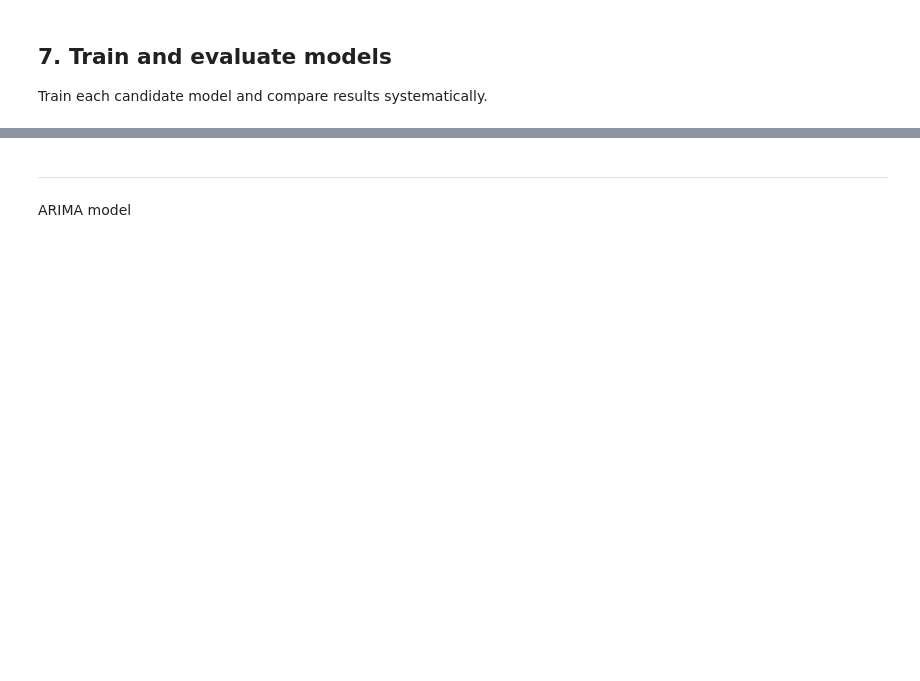
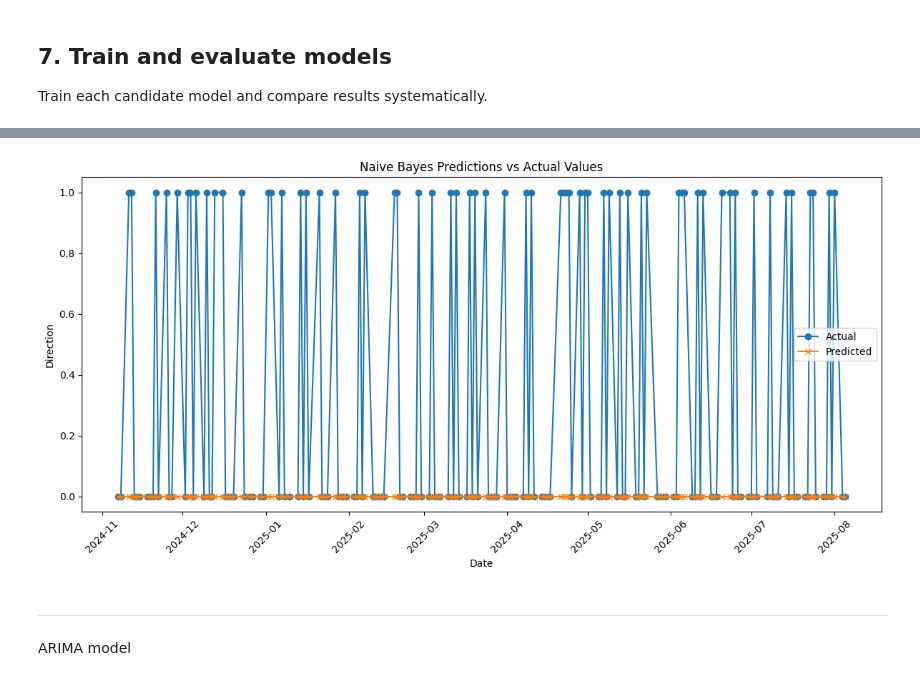
Before and after one commit to TimurKambarov/MSFT_Forecaster, a Jupyter notebook: datalabtasks_deliverables/Task 10 Machine Learning Model Development/timur/model_training_notebook_template.ipynb, the cells around one changed output, grey strips where cells are left out. Drawn from its saved outputs; the diff is of its cells as text; code cells hidden in the pictures; blank space fills up the shorter version.

```diff
--- a/datalabtasks_deliverables/Task 10 Machine Learning Model Development/timur/model_training_notebook_template.ipynb
+++ b/datalabtasks_deliverables/Task 10 Machine Learning Model Development/timur/model_training_notebook_template.ipynb
@@ -362,7 +372,7 @@ Train each candidate model and compare results systematically.
 # implement naive bayes classifier
 from sklearn.naive_bayes import GaussianNB
 nb_model = GaussianNB()
-nb_model.fit(train_df.drop(columns=['Direction', 'Date']), train_df['Direction'])
-nb_predictions = nb_model.predict(test_df.drop(columns=['Direction', 'Date']))
+nb_model.fit(X_train, y_train)
+y_pred_nb = nb_model.predict(X_val)
 print("Naive Bayes Model Performance:")
-print(classification_report(test_df['Direction'], nb_predictions))
+print(classification_report(y_val, y_pred_nb))
@@ -369,23 +389,21 @@ print(classification_report(test_df['Direction'], nb_predictions))
 # %%
 # plot the graph of naive bayesian classifier predictions vs actual values
 import matplotlib.dates as mdates
 
-plot_dates = pd.to_datetime(test_df['Date'])
-
-plt.figure(figsize=(10, 6))
-plt.plot(plot_dates, test_df['Direction'], label='Actual', marker='o')
-plt.plot(plot_dates, nb_predictions, label='Naive Bayes Predictions', marker='x')
-plt.xlabel('Year')
+plt.figure(figsize=(12, 6))
+plt.plot(date_val, y_val, label='Actual', marker='o')
+plt.plot(date_val, y_pred_nb, label='Predicted', marker='x')
+plt.xlabel('Date')
 plt.ylabel('Direction')
 plt.title('Naive Bayes Predictions vs Actual Values')
 plt.legend()
-
-ax = plt.gca()
-ax.xaxis.set_major_locator(mdates.YearLocator())
-ax.xaxis.set_major_formatter(mdates.DateFormatter('%Y'))
+plt.gca().xaxis.set_major_locator(mdates.MonthLocator())
+plt.gca().xaxis.set_major_formatter(mdates.DateFormatter('%Y-%m'))
 plt.xticks(rotation=45)
 plt.tight_layout()
 plt.show()
+# %% [output]
+[figure, added]
 # %% [markdown]
 ---
 ARIMA model
```
Also changed, not shown: parts of 14 cells of this notebook.
